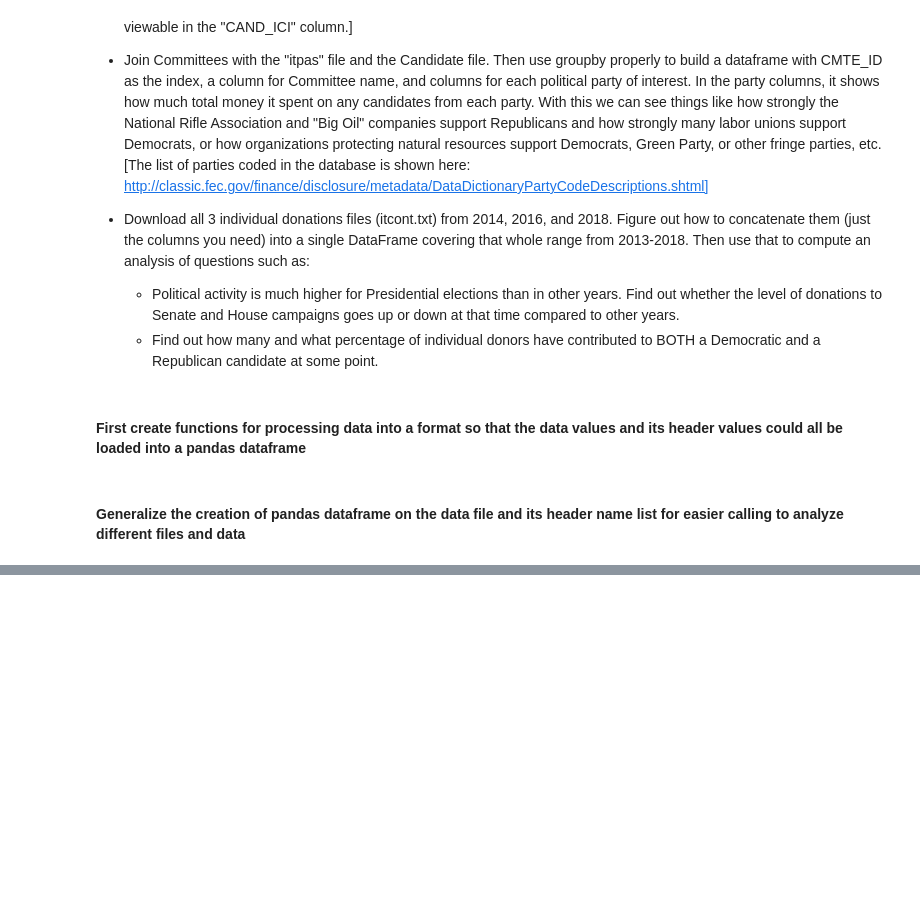
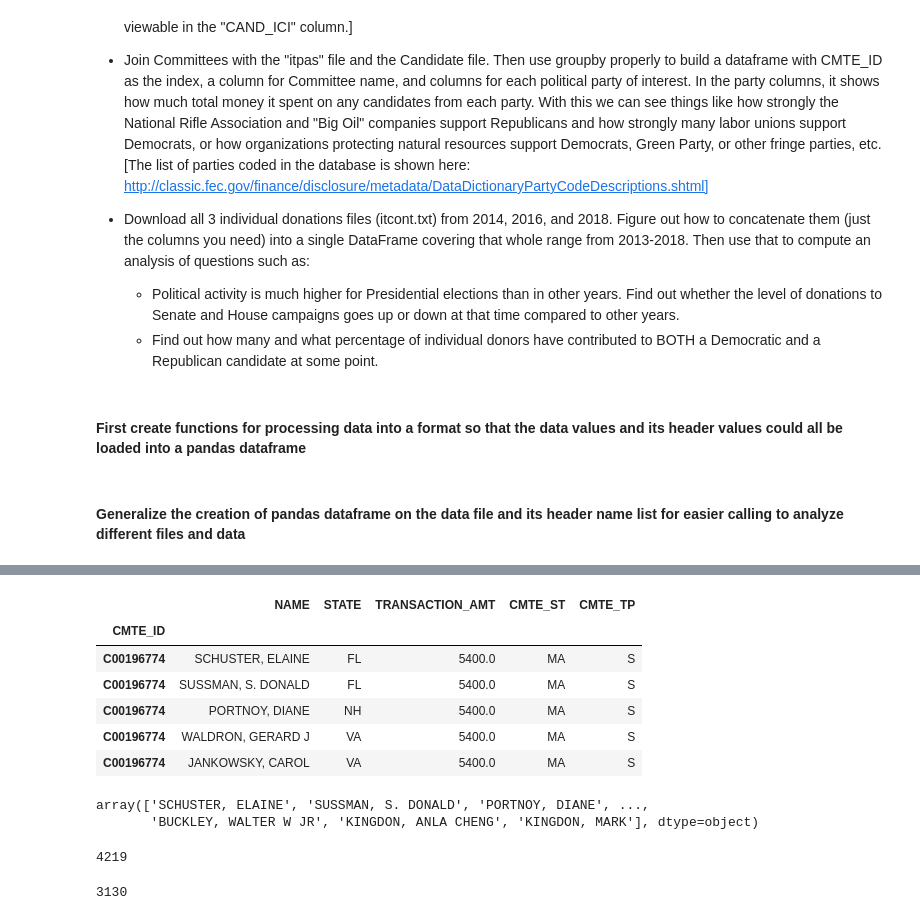
Before and after one commit to TeemosCode/UIUC, a Jupyter notebook: IS 590 Pragramming Analytics & Data Processing/Assignment5/FEC_analysis.ipynb, the cells around one changed output, grey strips where cells are left out. Cells and saved outputs as stored; diff of their text form; code cells hidden in the pictures; blank space fills up the shorter version.

```diff
--- a/IS 590 Pragramming Analytics & Data Processing/Assignment5/FEC_analysis.ipynb
+++ b/IS 590 Pragramming Analytics & Data Processing/Assignment5/FEC_analysis.ipynb
@@ -130,0 +346,8 @@ def find_month(dates):
+# %%
+# set the committee id column "CMTE_ID" as row index for the cmteid_df data frame for later joining
+cmteid_df = cmte_df.set_index(["CMTE_ID"])
+# %%
+# Read in the individule donation data, this time we only need the transaction amount (TRANSACTION_AMT),
+# committee id (CMTE_ID) and the state (STATE) of the donor.
+indiv_cmte_df =  CSV_DF(individual, individual_hd, usecols=['CMTE_ID', 'NAME','STATE', 'TRANSACTION_AMT'],
+                            dtype = {"TRANSACTION_AMT":float, "CMTE_ID":str, "STATE":str})
@@ -130,0 +364,42 @@ def find_month(dates):
+# %%
+# set the committee id column "CMTE_ID" as row index for the indiv_cmteid_df data frame for later joining.
+indiv_cmteid_df = indiv_cmte_df.set_index(['CMTE_ID'])
+# %%
+# perform outer join on the indiv_cmteid_df dataframe with the cmteid_df dataframe, and getting rid of all NaN values
+indiv_cmteid_join_pd = indiv_cmteid_df.join(cmteid_df, how = 'outer', sort=False).dropna()
+# %%
+# Perform boolean subsetting of the joined dataframe to find the values where the state of the donor does not equal to
+# committee's state and the transaction amounts are larger than 5000 where the type of the committee the donor donated
+# to is either Senate (S) or House (H) then save this new finding dataframe to the 'fits' variable.
+fits = indiv_cmteid_join_pd[(indiv_cmteid_join_pd["STATE"] != indiv_cmteid_join_pd["CMTE_ST"]) &
+                            (indiv_cmteid_join_pd["TRANSACTION_AMT"] > 5000) &
+                            ((indiv_cmteid_join_pd["CMTE_TP"] == "H") |
+                            (indiv_cmteid_join_pd["CMTE_TP"] == "S"))]
+# Print out partial data of the fits datframe to check the outcomes
+fits.head()
+# %% [output]
+|  | NAME | STATE | TRANSACTION_AMT | CMTE_ST | CMTE_TP |
+| CMTE_ID |  |  |  |  |  |
+| C00196774 | SCHUSTER, ELAINE | FL | 5400.0 | MA | S |
+| C00196774 | SUSSMAN, S. DONALD | FL | 5400.0 | MA | S |
+| C00196774 | PORTNOY, DIANE | NH | 5400.0 | MA | S |
+| C00196774 | WALDRON, GERARD J | VA | 5400.0 | MA | S |
+| C00196774 | JANKOWSKY, CAROL | VA | 5400.0 | MA | S |
+# %%
+# Because there may be someone did this type of donations more than once, thus we find the unique names of the donors
+# (the "NAME" column in the fits dataframe) to represent the names of the donors who donated over 5000 directly
+# to a Senate or House candidate who's not even in their own state.
+fits["NAME"].unique()
+# %% [output]
+array(['SCHUSTER, ELAINE', 'SUSSMAN, S. DONALD', 'PORTNOY, DIANE', ...,
+       'BUCKLEY, WALTER W JR', 'KINGDON, ANLA CHENG', 'KINGDON, MARK'], dtype=object)
+# %%
+len(fits.index)
+# %% [output]
+4219
+# %%
+# The total unique names of those who donated over 5000 directly to a Senate or House candidate
+# who's not even in their own state.
+len(fits["NAME"].unique())
+# %% [output]
+3130
```
Also changed, not shown: parts of 61 cells of this notebook.
